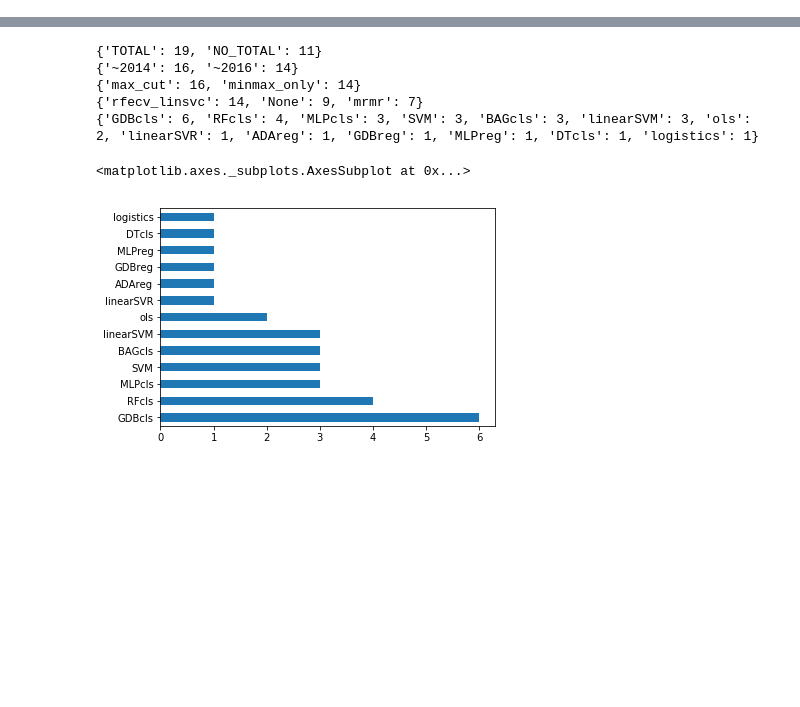
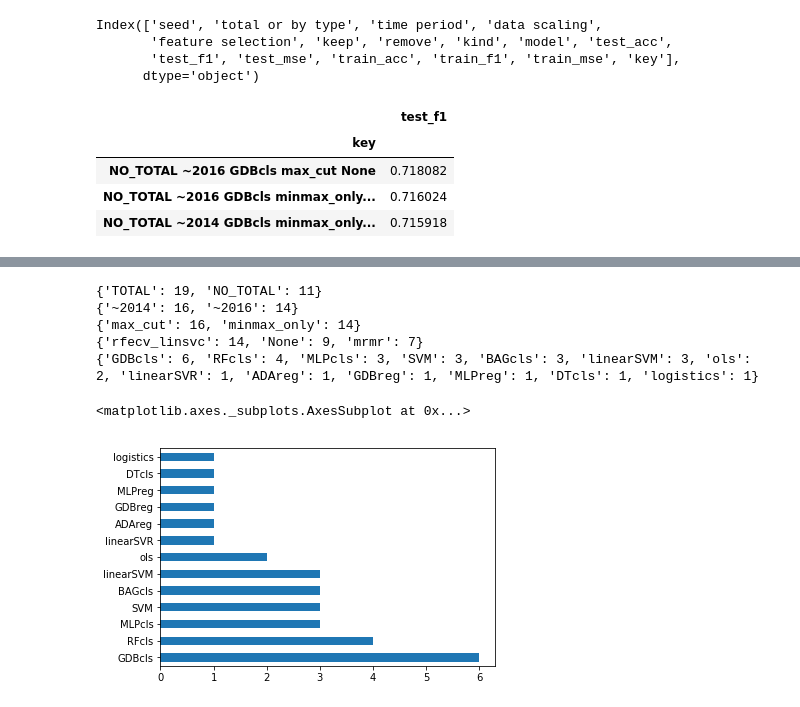
Before and after one commit to JHWu92/cysf_pred, a Jupyter notebook: agg report.ipynb, the cells around one changed output, grey strips where cells are left out. Cells and saved outputs as stored; diff of their text form; code cells hidden in the pictures; blank space fills up the shorter version.

```diff
--- a/agg report.ipynb
+++ b/agg report.ipynb
@@ -14,7 +14,7 @@ def feature_counts(directory):
 def load_cv(top=None):
     results = []
     seeds=[]
-    for seed_dir in glob.glob('data/ugr_experiment/*'):
+    for seed_dir in glob.glob('data/experiment/*'):
         seed = int(seed_dir.split('_')[-1])
         seeds.append(seed)
         dfs = []
@@ -67,0 +51,7 @@ df.reset_index()
+# %%
+df.columns
+# %% [output]
+Index(['seed', 'total or by type', 'time period', 'data scaling',
+       'feature selection', 'keep', 'remove', 'kind', 'model', 'test_acc',
+       'test_f1', 'test_mse', 'train_acc', 'train_f1', 'train_mse', 'key'],
+      dtype='object')
@@ -67,0 +62,12 @@ df.reset_index()
+# %%
+means = clean_res.groupby('key').mean().sort_values('test_f1', ascending=False)
+stds = clean_res.groupby('key').std()
+means_to_plot = means.head(3)
+index_to_plot = means_to_plot.index
+means_to_plot
+# %% [output]
+|  | test_f1 |
+| key |  |
+| NO_TOTAL ~2016 GDBcls max_cut None | 0.718082 |
+| NO_TOTAL ~2016 GDBcls minmax_only... | 0.716024 |
+| NO_TOTAL ~2014 GDBcls minmax_only... | 0.715918 |
```
Also changed, not shown: parts of 7 cells of this notebook, 1 other file.
